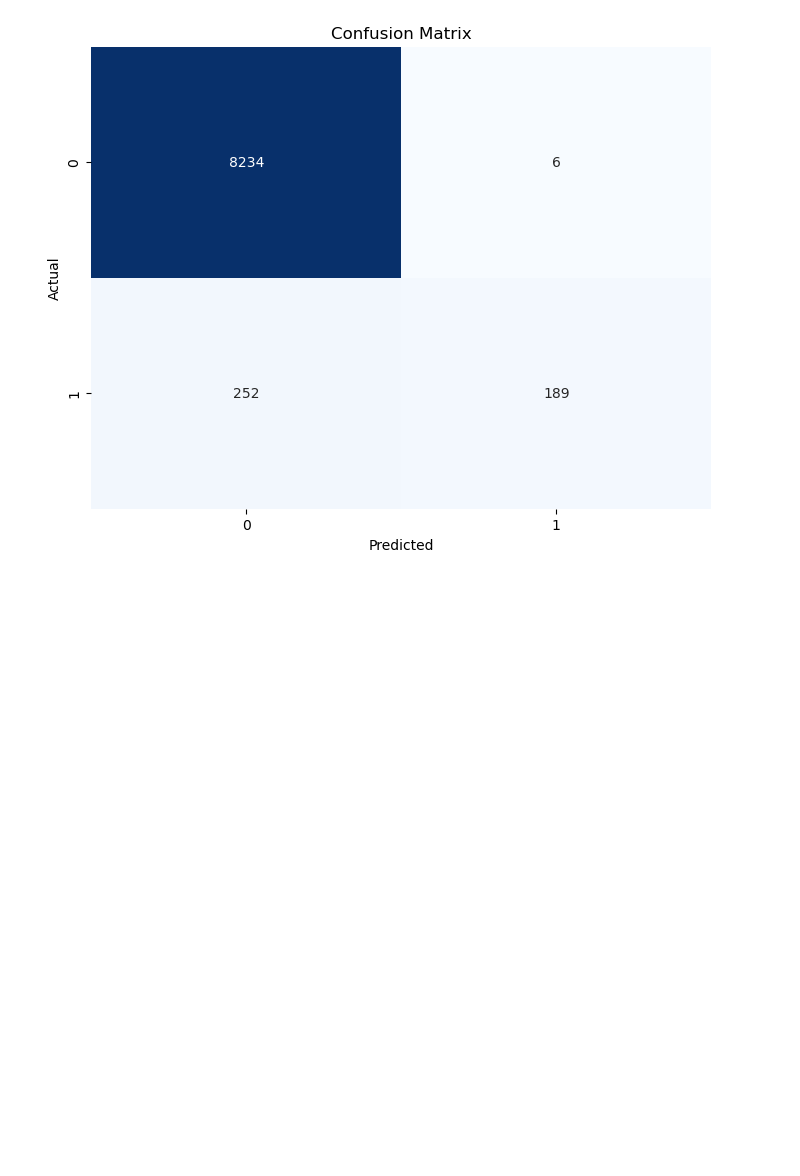
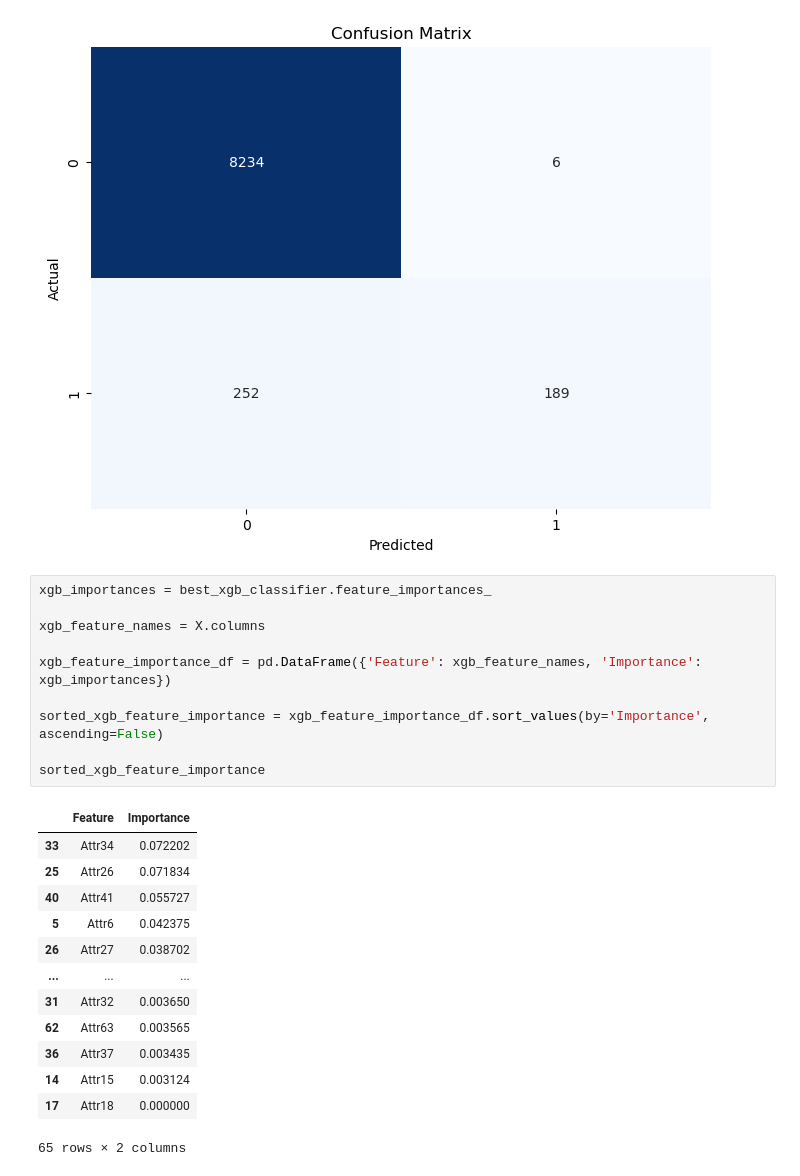
Before and after one commit to taddbackus/qtw, a Jupyter notebook: CaseStudy4/caseStudy4 v2.ipynb, the cells around one changed output. Cells and saved outputs as stored; diff of their text form; blank space fills up the shorter version.

```diff
--- a/CaseStudy4/caseStudy4 v2.ipynb
+++ b/CaseStudy4/caseStudy4 v2.ipynb
@@ -267,3 +301,27 @@ plt.title('Confusion Matrix')
 plt.show()
 # %% [output]
 [figure]
+# %%
+xgb_importances = best_xgb_classifier.feature_importances_
+
+xgb_feature_names = X.columns
+
+xgb_feature_importance_df = pd.DataFrame({'Feature': xgb_feature_names, 'Importance': xgb_importances})
+
+sorted_xgb_feature_importance = xgb_feature_importance_df.sort_values(by='Importance', ascending=False)
+
+sorted_xgb_feature_importance
+# %% [output]
+|  | Feature | Importance |
+| 33 | Attr34 | 0.072202 |
+| 25 | Attr26 | 0.071834 |
+| 40 | Attr41 | 0.055727 |
+| 5 | Attr6 | 0.042375 |
+| 26 | Attr27 | 0.038702 |
+| ... | ... | ... |
+| 31 | Attr32 | 0.003650 |
+| 62 | Attr63 | 0.003565 |
+| 36 | Attr37 | 0.003435 |
+| 14 | Attr15 | 0.003124 |
+| 17 | Attr18 | 0.000000 |
+65 rows × 2 columns
```
Also changed, not shown: parts of 4 cells of this notebook.
